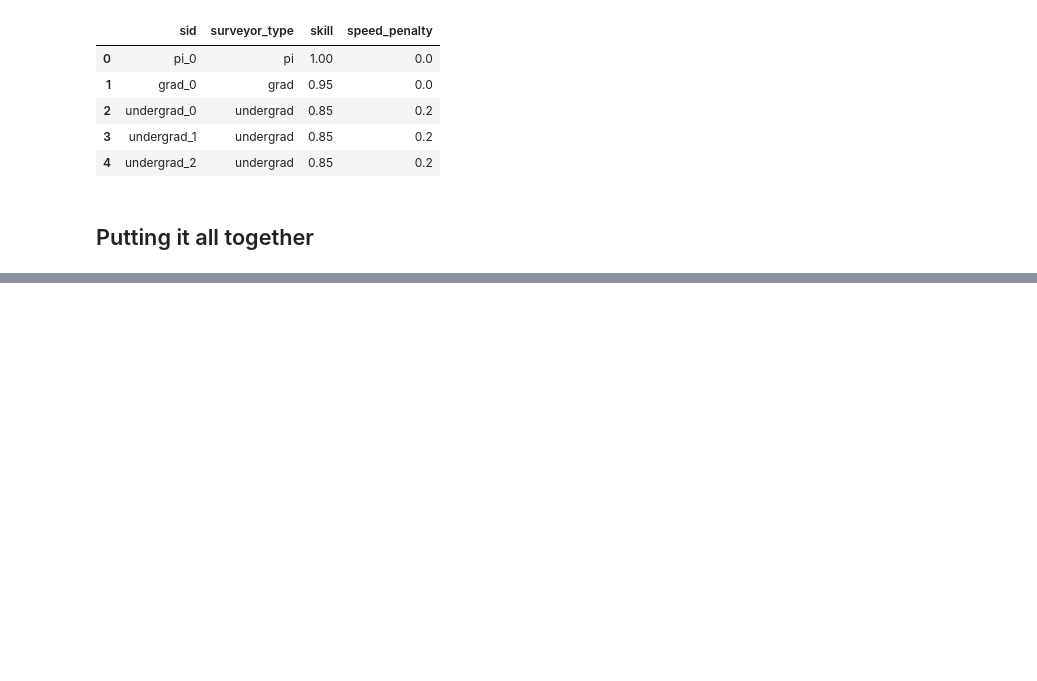
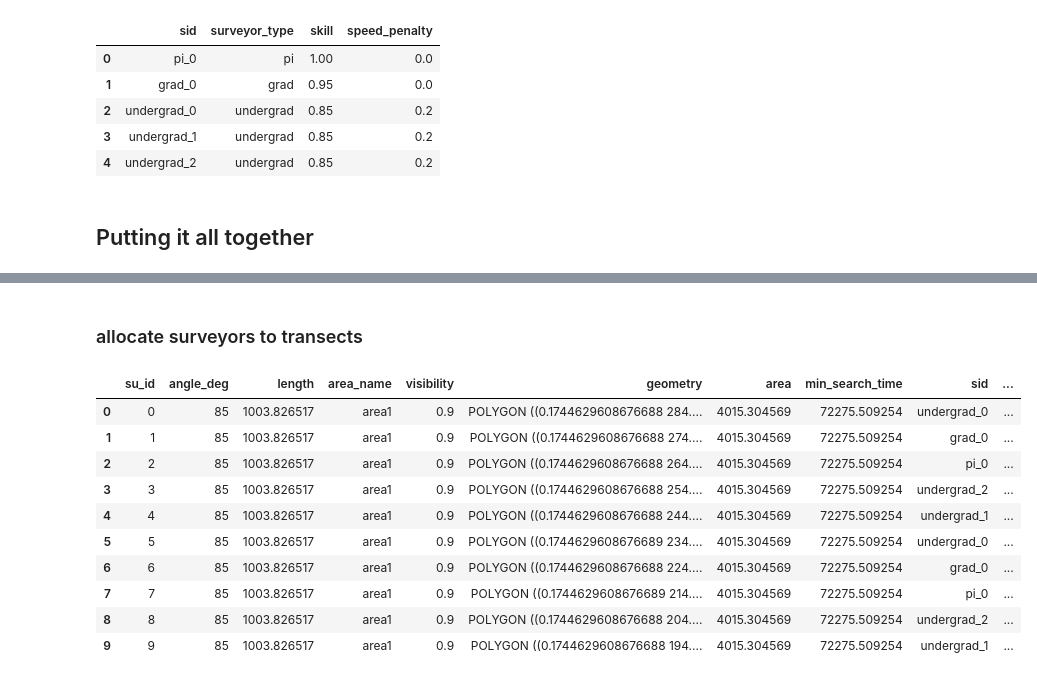
Before and after one commit to deppen8/prospect, a Jupyter notebook: notebooks/basic_building_blocks.ipynb, the cells around one changed output, grey strips where cells are left out. Saved outputs shown, nothing was run; the diff lists cells and outputs as text; code cells hidden in the pictures; blank space fills up the shorter version.

```diff
--- a/notebooks/basic_building_blocks.ipynb
+++ b/notebooks/basic_building_blocks.ipynb
@@ -330,0 +371,2 @@ assemblage.plot(ax=ax4, color='yellow', markersize=2).set_title('combined');
+# %% [markdown]
+### allocate surveyors to transects
@@ -330,0 +375,35 @@ assemblage.plot(ax=ax4, color='yellow', markersize=2).set_title('combined');
+# %%
+import math
+from scipy.optimize import linear_sum_assignment
+
+multiplier = math.ceil(coverage.shape[0] / team.shape[0])  # roughly how many survey units for each surveyor
+
+# duplicate this `multiplier` number of times
+# this way, you have a way to tie index back to id
+dummy_team = pd.concat([team]*multiplier).reset_index().rename(columns={'index': 'prev_idx'})  # repeat team_df until >= len(coverage)
+
+cost = coverage['min_search_time'].apply(lambda x: x + x*dummy_team['speed_penalty']).T  # create large coost table
+cost = cost.iloc[:cost.shape[1]]  # remove extra rows
+
+solution = linear_sum_assignment(cost)  # run linear sum assignment
+
+assignments = pd.DataFrame({'dummy_sid': solution[0], 'dummy_su_id': solution[1]})  # turn results into df
+
+coverage_assigned = coverage.merge(assignments, how='left', left_on='su_id', right_on='dummy_su_id')  # merge assignments to coverage
+coverage_assigned = coverage_assigned.merge(dummy_team, how='left', left_on='dummy_sid', right_index=True)  # get actual surveyor info attached
+coverage_assigned.drop(columns = ['dummy_sid', 'dummy_su_id', 'prev_idx'], inplace=True)
+coverage_assigned['time_pre_search'] = coverage_assigned['min_search_time'] + coverage_assigned['min_search_time']*coverage_assigned['speed_penalty']
+# %%
+coverage_assigned.head(10)
+# %% [output]
+|  | su_id | angle_deg | length | area_name | visibility | geometry | area | min_search_time | sid | ... |
+| 0 | 0 | 85 | 1003.826517 | area1 | 0.9 | POLYGON ((0.1744629608676688 284.... | 4015.304569 | 72275.509254 | undergrad_0 | ... |
+| 1 | 1 | 85 | 1003.826517 | area1 | 0.9 | POLYGON ((0.1744629608676688 274.... | 4015.304569 | 72275.509254 | grad_0 | ... |
+| 2 | 2 | 85 | 1003.826517 | area1 | 0.9 | POLYGON ((0.1744629608676688 264.... | 4015.304569 | 72275.509254 | pi_0 | ... |
+| 3 | 3 | 85 | 1003.826517 | area1 | 0.9 | POLYGON ((0.1744629608676688 254.... | 4015.304569 | 72275.509254 | undergrad_2 | ... |
+| 4 | 4 | 85 | 1003.826517 | area1 | 0.9 | POLYGON ((0.1744629608676688 244.... | 4015.304569 | 72275.509254 | undergrad_1 | ... |
+| 5 | 5 | 85 | 1003.826517 | area1 | 0.9 | POLYGON ((0.1744629608676689 234.... | 4015.304569 | 72275.509254 | undergrad_0 | ... |
+| 6 | 6 | 85 | 1003.826517 | area1 | 0.9 | POLYGON ((0.1744629608676688 224.... | 4015.304569 | 72275.509254 | grad_0 | ... |
+| 7 | 7 | 85 | 1003.826517 | area1 | 0.9 | POLYGON ((0.1744629608676689 214.... | 4015.304569 | 72275.509254 | pi_0 | ... |
+| 8 | 8 | 85 | 1003.826517 | area1 | 0.9 | POLYGON ((0.1744629608676688 204.... | 4015.304569 | 72275.509254 | undergrad_2 | ... |
+| 9 | 9 | 85 | 1003.826517 | area1 | 0.9 | POLYGON ((0.1744629608676688 194.... | 4015.304569 | 72275.509254 | undergrad_1 | ... |
```
Also changed, not shown: parts of 30 cells of this notebook, 1 other file.
